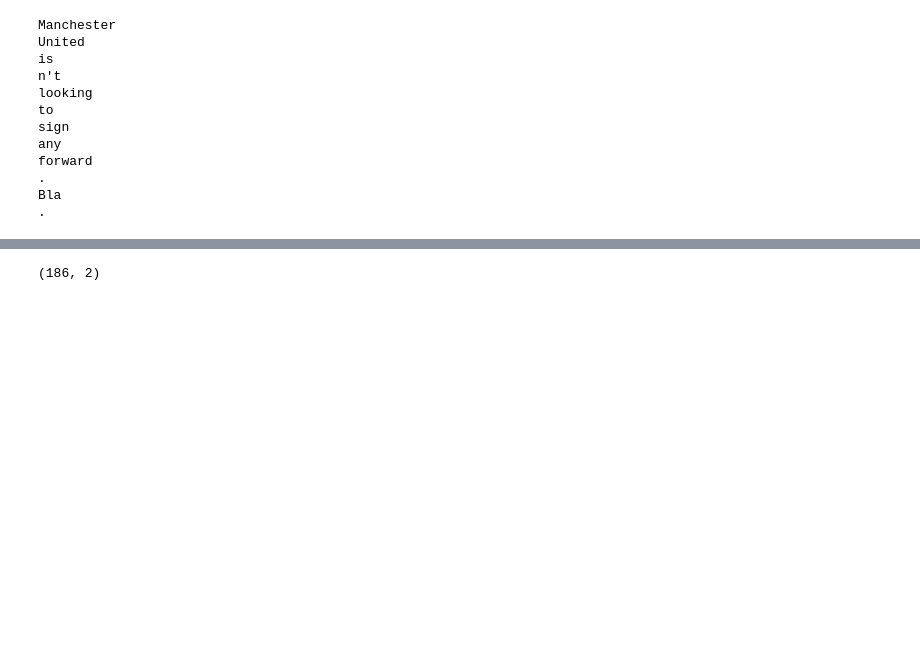
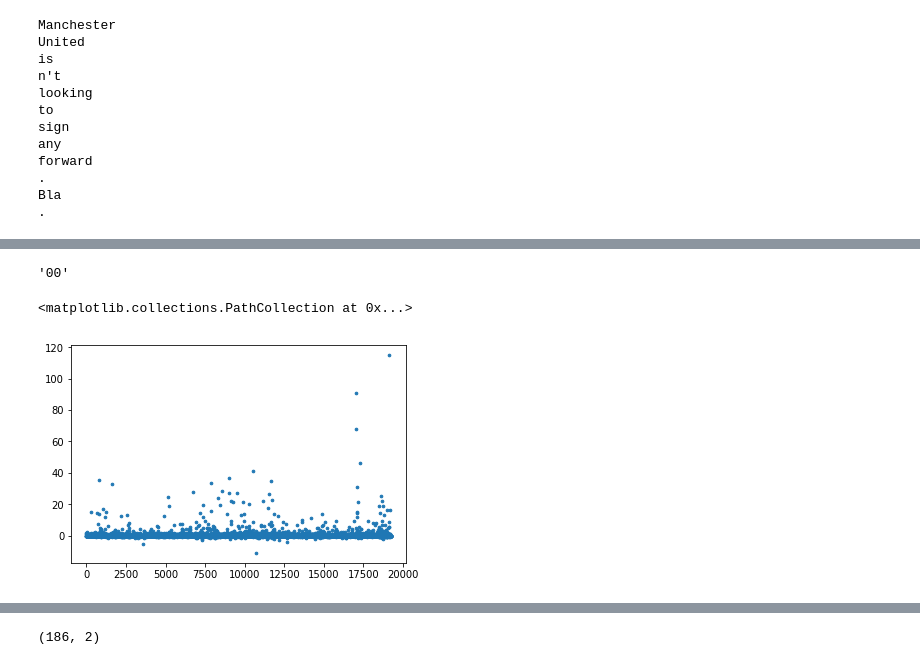
Before and after one commit to hbendekgey/NLPFinal, a Jupyter notebook: BOW.ipynb, the cells around one changed output, grey strips where cells are left out. Cells and saved outputs as stored; diff of their text form; code cells hidden in the pictures; blank space fills up the shorter version.

```diff
--- a/BOW.ipynb
+++ b/BOW.ipynb
@@ -88,0 +86,14 @@ spin-dry
+# %%
+diffdf = pd.DataFrame(df.loc[138,] - [n/186 for n in df.sum(axis=0)])
+# %%
+vectorizer.get_feature_names()[0]
+# %% [output]
+'00'
+# %%
+from matplotlib import pyplot as plt
+f1 = list(range(0,diffdf.shape[0]))
+f2 = diffdf[138]
+plt.scatter(f1, f2, s=7)
+# %% [output]
+<matplotlib.collections.PathCollection at 0x...>
+[figure, added]
```
Also changed, not shown: parts of 11 cells of this notebook, 3 other files.
